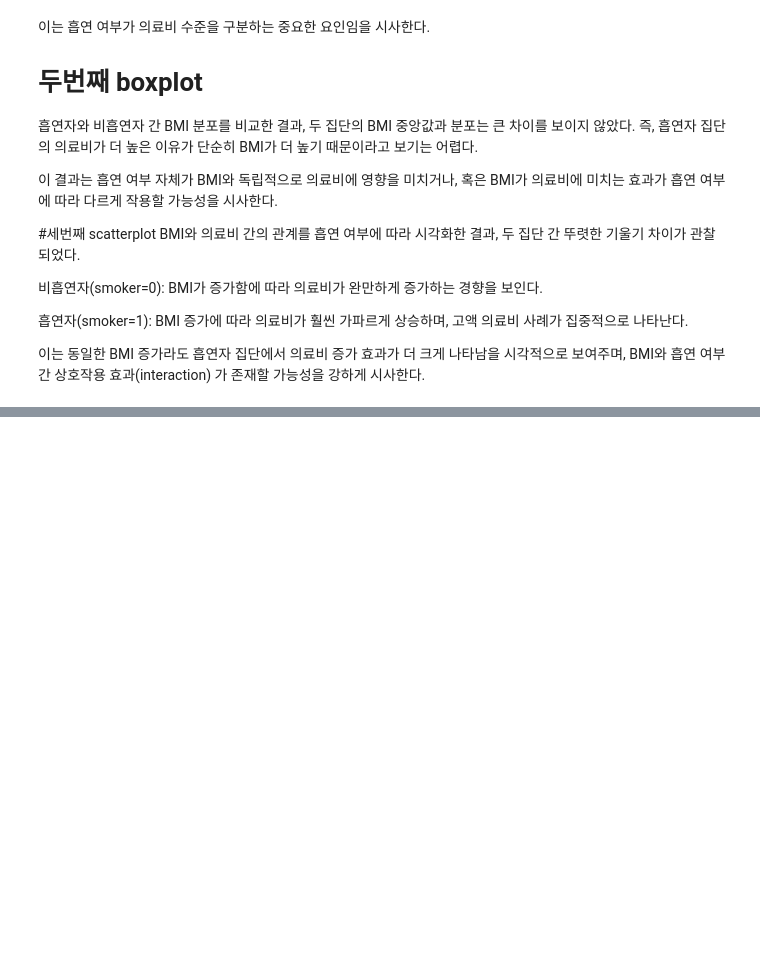
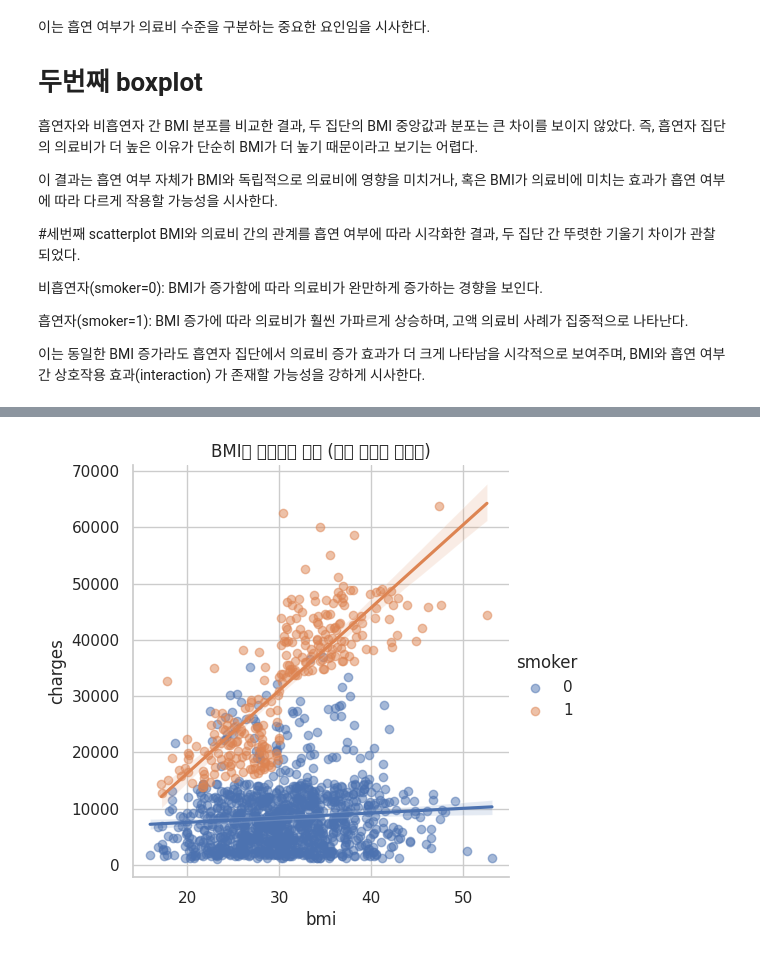
Before and after one commit to ary3120-droid/myproject, a Jupyter notebook: 12_18project.ipynb, the cells around one changed output, grey strips where cells are left out. Drawn from its saved outputs; the diff is of its cells as text; code cells hidden in the pictures; blank space fills up the shorter version.

```diff
--- a/12_18project.ipynb
+++ b/12_18project.ipynb
@@ -747,0 +757,4 @@ BMI와 흡연 여부 간 상호작용 효과(interaction) 가 존재할 가능
+# %%
+# smoker yes= 1 no = 0 으로 숫자형태로 바꿈
+df["smoker"] = df["smoker"].replace({"yes": 1, "no": 0})
+df.head()
@@ -747,0 +768,3 @@ BMI와 흡연 여부 간 상호작용 효과(interaction) 가 존재할 가능
+# %%
+#상호작용 효과 확인을 위한 bmi*smoker 를 smoker_bin 컬럼으로 생성
+df['smoker_bin'] = df['bmi']*df['smoker']
@@ -747,0 +830,7 @@ BMI와 흡연 여부 간 상호작용 효과(interaction) 가 존재할 가능
+# %%
+# 시각화
+sns.lmplot(data=df, x="bmi", y="charges", hue="smoker", scatter_kws={'alpha': 0.5})
+plt.title("BMI와 의료비의 관계 (흡연 여부별 회귀선)")
+plt.show()
+# %% [output]
+[figure, added]
```
Also changed, not shown: parts of 9 cells of this notebook.
